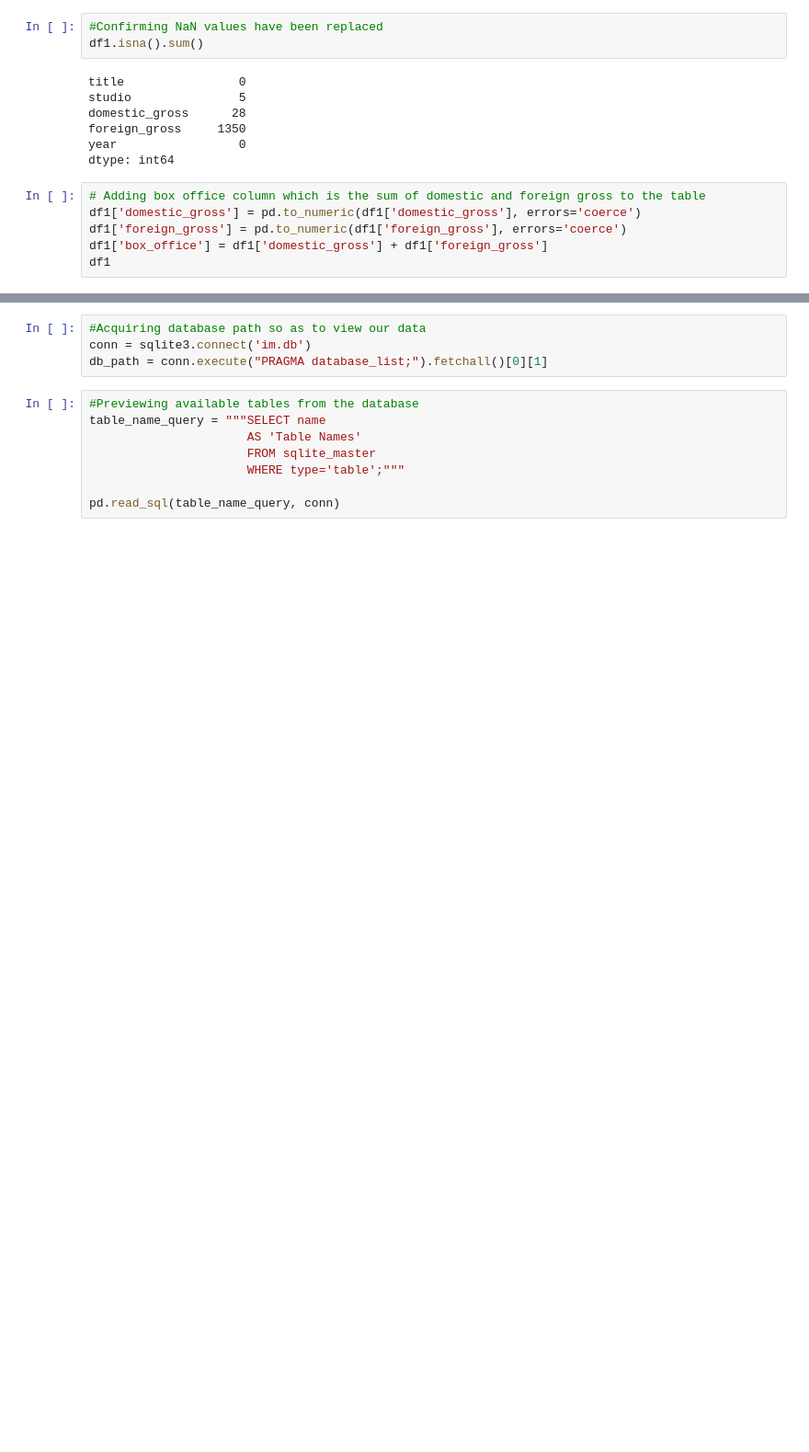
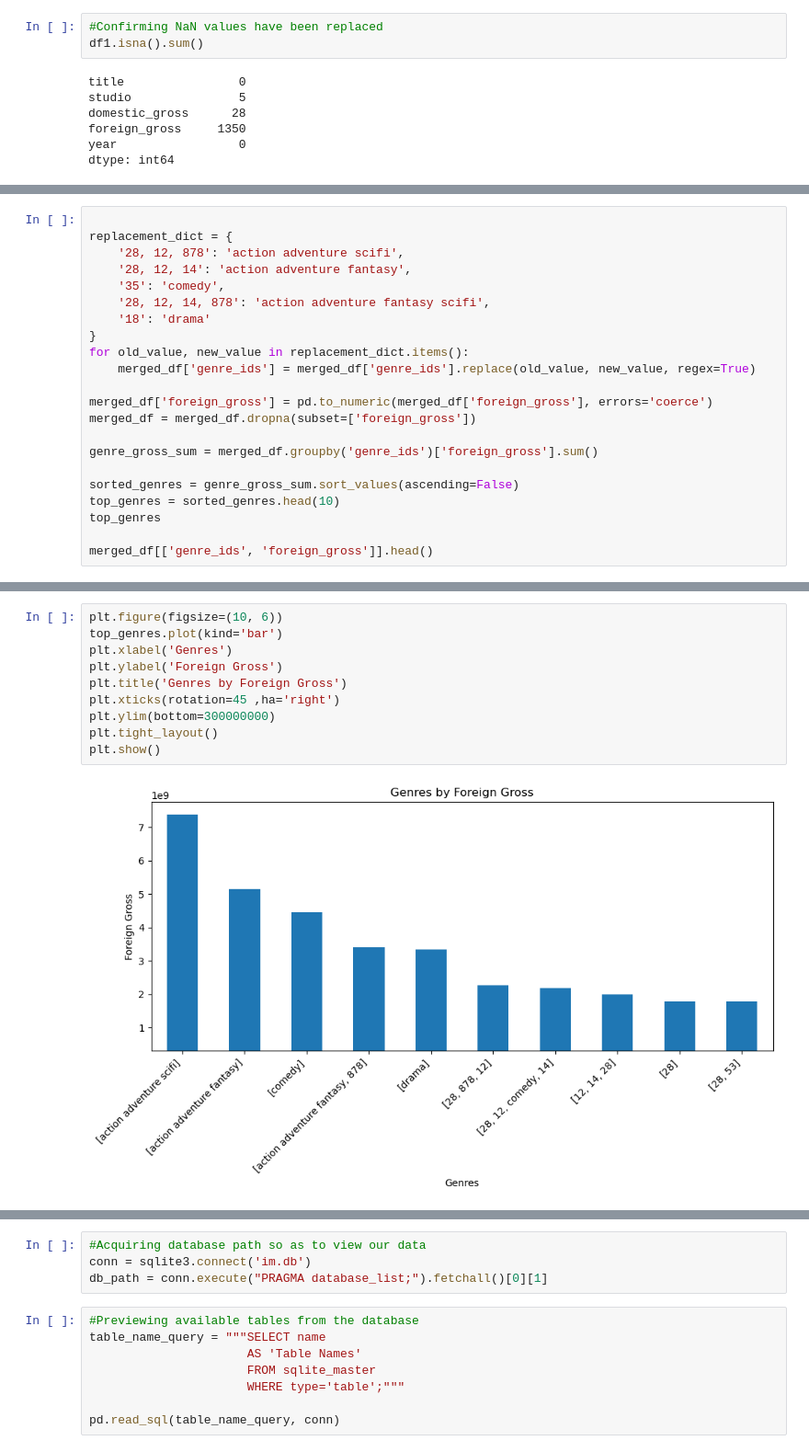
Before and after one commit to sarah10001/Project-1, a Jupyter notebook: Project-1.ipynb, the cells around one changed output, grey strips where cells are left out. Shown at 92% size. Cells and saved outputs as stored; diff of their text form; blank space fills up the shorter version.

```diff
--- a/Project-1.ipynb
+++ b/Project-1.ipynb
@@ -121,9 +119,3 @@ domestic_gross      28
 foreign_gross     1350
 year                 0
 dtype: int64
-# %%
-# Adding box office column which is the sum of domestic and foreign gross to the table
-df1['domestic_gross'] = pd.to_numeric(df1['domestic_gross'], errors='coerce')
-df1['foreign_gross'] = pd.to_numeric(df1['foreign_gross'], errors='coerce')
-df1['box_office'] = df1['domestic_gross'] + df1['foreign_gross']
-df1
@@ -205,0 +181,22 @@ merged_df
+# %%
+
+replacement_dict = {
+    '28, 12, 878': 'action adventure scifi',
+    '28, 12, 14': 'action adventure fantasy',
+    '35': 'comedy',
+    '28, 12, 14, 878': 'action adventure fantasy scifi',
+    '18': 'drama'
+}
+for old_value, new_value in replacement_dict.items():
+    merged_df['genre_ids'] = merged_df['genre_ids'].replace(old_value, new_value, regex=True)
+
+merged_df['foreign_gross'] = pd.to_numeric(merged_df['foreign_gross'], errors='coerce')
+merged_df = merged_df.dropna(subset=['foreign_gross'])
+
+genre_gross_sum = merged_df.groupby('genre_ids')['foreign_gross'].sum()
+
+sorted_genres = genre_gross_sum.sort_values(ascending=False)
+top_genres = sorted_genres.head(10)
+top_genres
+
+merged_df[['genre_ids', 'foreign_gross']].head()
@@ -205,0 +210,12 @@ merged_df
+# %%
+plt.figure(figsize=(10, 6))
+top_genres.plot(kind='bar')
+plt.xlabel('Genres')
+plt.ylabel('Foreign Gross')
+plt.title('Genres by Foreign Gross')
+plt.xticks(rotation=45 ,ha='right')
+plt.ylim(bottom=300000000)
+plt.tight_layout()
+plt.show()
+# %% [output]
+[figure, added]
```
Also changed, not shown: parts of 32 cells of this notebook.
